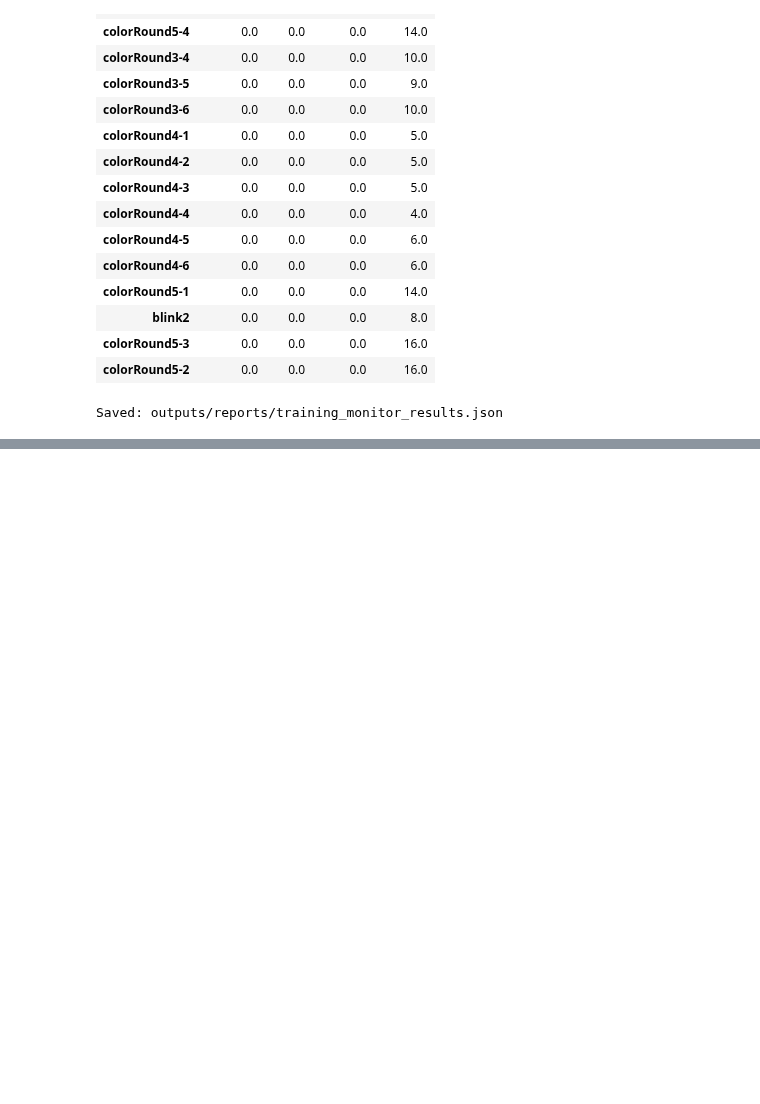
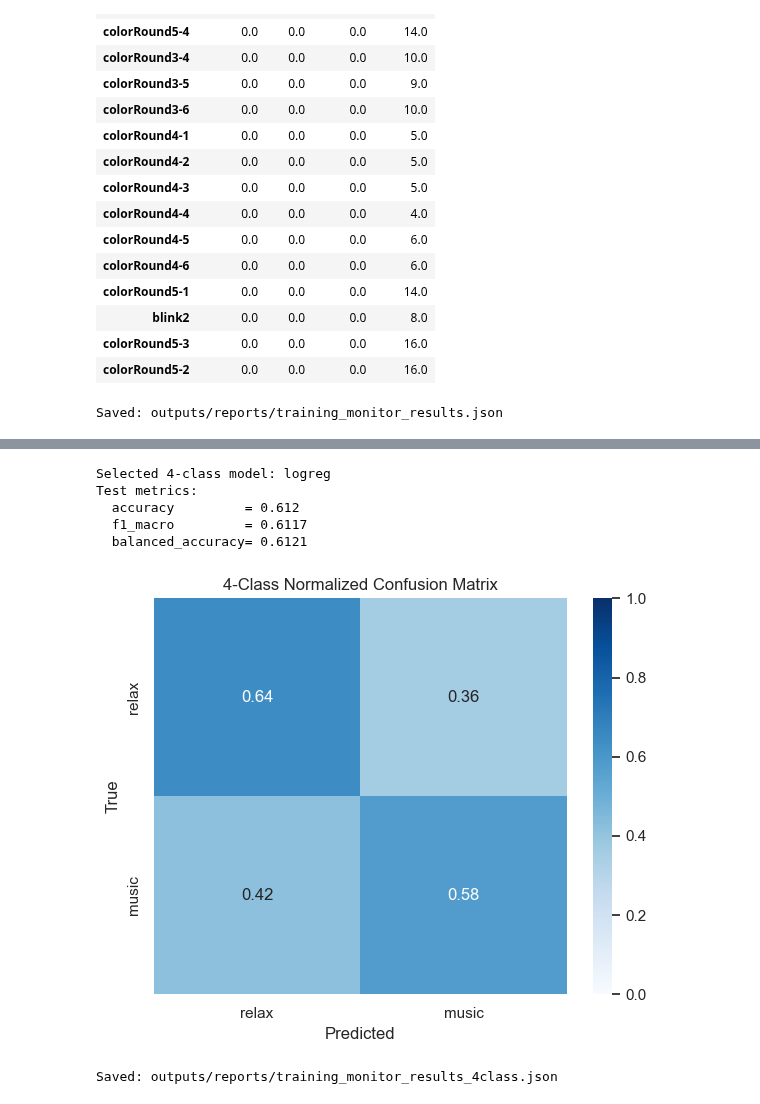
Before and after one commit to parhamkebria/EEG, a Jupyter notebook: training_monitor.ipynb, the cells around one changed output, grey strips where cells are left out. Drawn from its saved outputs; the diff is of its cells as text; code cells hidden in the pictures; blank space fills up the shorter version.

Commit message:
aggregated to top 4 and 2 classes resulted in minor improvement

```diff
--- a/training_monitor.ipynb
+++ b/training_monitor.ipynb
@@ -393,0 +539,66 @@ Saved: outputs/reports/training_monitor_results.json
+# %%
+# Final selection, diagnostics, and export for the 4-class run.
+best_name4 = summary4.iloc[0]["model"]
+best4 = results4[best_name4]
+best4_test = best4["test"]
+
+print("Selected 4-class model:", best_name4)
+print("Test metrics:")
+print("  accuracy         =", round(best4_test["accuracy"], 4))
+print("  f1_macro         =", round(best4_test["f1_macro"], 4))
+print("  balanced_accuracy=", round(best4_test["balanced_accuracy"], 4))
+
+labels4_order = [
+    "relax",
+    "music",
+    # "video",
+    # "thinkOfItems"
+    ]
+y_pred4 = pd.Series(best4_test["y_pred"], index=y_test4.index)
+
+cm4 = confusion_matrix(y_test4, y_pred4, labels=labels4_order, normalize="true")
+cm4_df = pd.DataFrame(cm4, index=labels4_order, columns=labels4_order)
+
+plt.figure(figsize=(6, 5))
+sns.heatmap(cm4_df, annot=True, fmt=".2f", cmap="Blues", vmin=0, vmax=1)
+plt.title("4-Class Normalized Confusion Matrix")
+plt.xlabel("Predicted")
+plt.ylabel("True")
+plt.tight_layout()
+plt.show()
+
+artifact4 = {
+    "target": "4class",
+    "label_mapping": label_map_4,
+    "train_rows": int(len(train4)),
+    "test_rows": int(len(test4)),
+    "imbalance_ratio": float(imbalance_ratio4),
+    "class_weight_enabled": bool(class_weight_enabled4),
+    "baseline": {
+        "cv": baseline4_cv,
+        "test": {k: baseline4_test[k] for k in ["accuracy", "f1_macro", "balanced_accuracy"]},
+    },
+    "candidates": {
+        name: {
+            "cv": r["cv_summary"],
+            "test": {k: r["test"][k] for k in ["accuracy", "f1_macro", "balanced_accuracy"]},
+        }
+        for name, r in results4.items()
+    },
+    "selected_model": {
+        "name": best_name4,
+        "test": {k: best4_test[k] for k in ["accuracy", "f1_macro", "balanced_accuracy"]},
+    },
+}
+
+out_4class_results = REPORT_DIR / "training_monitor_results_4class.json"
+out_4class_results.write_text(json.dumps(artifact4, indent=2), encoding="utf-8")
+print("Saved:", out_4class_results)
+# %% [output]
+Selected 4-class model: logreg
+Test metrics:
+  accuracy         = 0.612
+  f1_macro         = 0.6117
+  balanced_accuracy= 0.6121
+[figure, added]
+Saved: outputs/reports/training_monitor_results_4class.json
```
Also changed, not shown: parts of 3 cells of this notebook, 1 other file.
